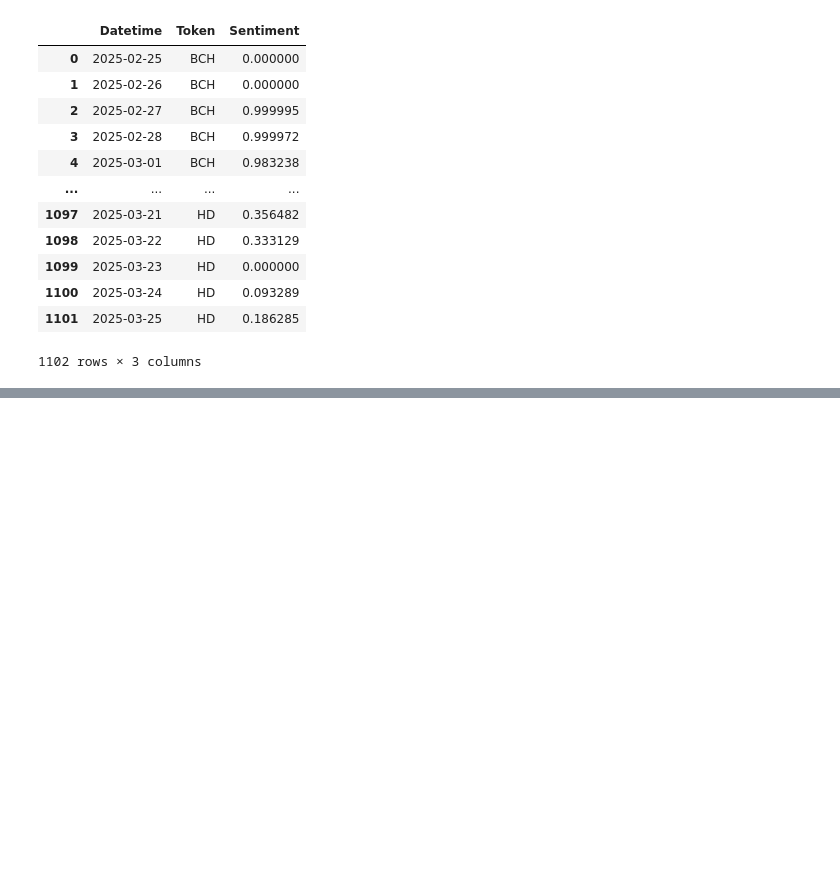
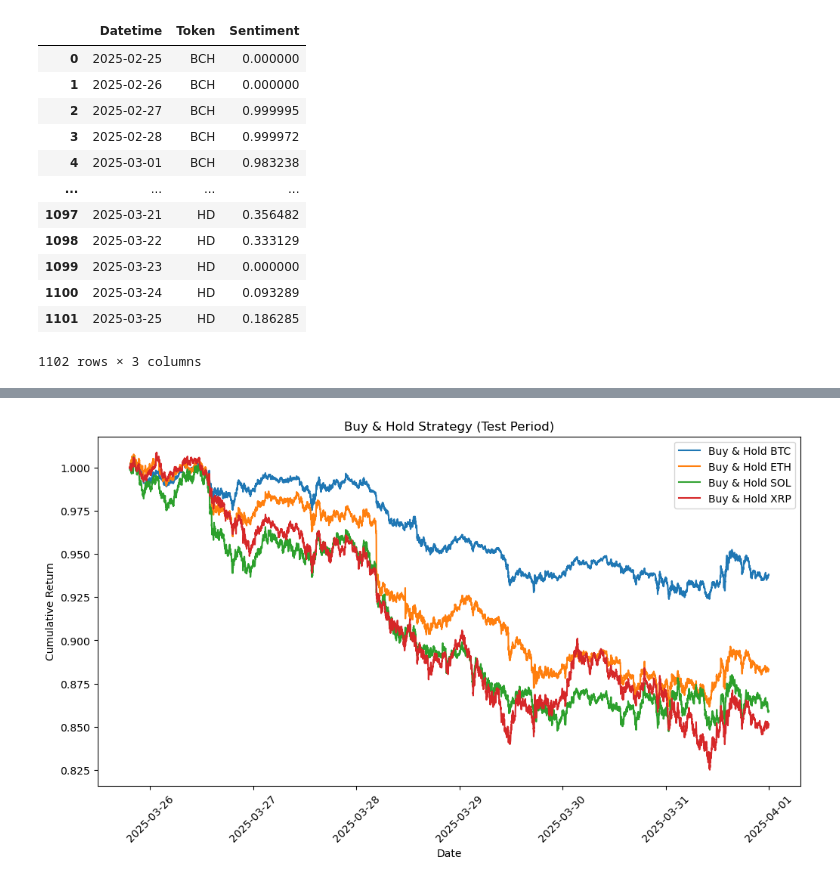
Before and after one commit to onepersonhere/4211-project, a Jupyter notebook: crypto/improved_model.ipynb, the cells around one changed output, grey strips where cells are left out. Saved outputs shown, nothing was run; the diff lists cells and outputs as text; code cells hidden in the pictures; blank space fills up the shorter version.

Commit message:
edit strategy calculations

```diff
--- a/crypto/improved_model.ipynb
+++ b/crypto/improved_model.ipynb
@@ -44,13 +44,17 @@ def load_and_preprocess_data(file_path, sentiment=sentiment):
     df['Datetime'] = df['Date']
     df['Datetime'] = pd.to_datetime(df['Datetime'])
     df.sort_values(['Token', 'Datetime'], inplace=True)
+    dates = list(df['Datetime'].copy()) # Maintain list of minute indices
     # Prepare crypto data date column
     df['Datetime'] = df['Datetime'].dt.normalize()
     df['Datetime'] = df['Datetime'].dt.tz_localize(None)
 
     # Merge daily sentiment into intraday stock data
-    df = pd.merge(df, sentiment, how='left', on=['Datetime', 'Token'])
+    df = df.merge(sentiment, how='left', on=['Datetime', 'Token'])
 
+    # then assign back the original datetime column
+    df['Datetime'] = dates
+    df['Datetime'] = pd.to_datetime(df['Datetime'])
     # Fill any missing sentiment values with neutral (0)
     df['Sentiment'] = df['Sentiment'].fillna(0)
 
@@ -64,8 +68,7 @@ def load_and_preprocess_data(file_path, sentiment=sentiment):
 
 # Prepare sequences for LSTM training
 def prepare_sequences(df, feature_cols, sequence_length=20):
-    #feature_scaler = RobustScaler()
-    #return_scaler = RobustScaler()
+
     feature_scaler = MinMaxScaler(feature_range=(0, 1))
     return_scaler = MinMaxScaler(feature_range=(0, 1))
 
@@ -629,7 +658,7 @@ curr_sentiment = pd.read_csv('../curr_news/aggregated_daily_sentiment.csv')
 
 # Rename and parse dates
 curr_sentiment.rename(columns={'Unnamed: 0': 'Datetime'}, inplace=True)
-curr_sentiment['Datetime'] = pd.to_datetime(sentiment['Datetime'])
+curr_sentiment['Datetime'] = pd.to_datetime(curr_sentiment['Datetime'])
 
 # Reshape to long format: Date | Token | Sentiment
 curr_sentiment = curr_sentiment.melt(id_vars='Datetime', var_name='Token', value_name='Sentiment')
@@ -683,7 +712,7 @@ def load_and_preprocess_data(file_path, sentiment=curr_sentiment):
     feature_cols = [x for x in list(df.columns) if x not in non_features]
     df = df[feature_cols + non_features].dropna()
     df.dropna(inplace=True)
-    df = df[df['Datetime'] <= '2025-03-25']
+
 
     return df, feature_cols
 
@@ -746,7 +775,6 @@ def create_lstm_model(input_shape, layers=1, units_1=50, units_2=50, dropout_rat
     return model
 # Function to train and evaluate the model
 def train_and_evaluate_model_validation(df, feature_cols, validation, Token):
-    validation = validation[validation['Datetime'] <= '2025-03-25']
     df_Token = df[df['Token'] == Token]
     val_Token = validation[validation['Token'] == Token]
     X, y, dates, close_prices, return_scaler = prepare_sequences(df_Token, feature_cols)
@@ -760,7 +788,7 @@ def train_and_evaluate_model_validation(df, feature_cols, validation, Token):
         ReduceLROnPlateau(monitor='val_loss', factor=0.5, patience=3, min_lr=1e-6)
     ]
     if Token == 'BTC':
-        model = create_lstm_model(input_shape, layers=1, units_1=100, units_2=50, dropout_rate=0.2, learning_rate=0.001, optimizer='adam')
+        model = create_lstm_model(input_shape, layers=1, units_1=20, units_2=50, dropout_rate=0.1, learning_rate=0.001, optimizer='adam')
         model.fit(X, y, epochs=50, batch_size=32, validation_data=(X_val, y_val), callbacks=callbacks)
 
     elif Token == 'ETH':
@@ -770,7 +798,7 @@ def train_and_evaluate_model_validation(df, feature_cols, validation, Token):
         model = create_lstm_model(input_shape, layers=1, units_1=100, units_2=50, dropout_rate=0.4, learning_rate=0.001, optimizer='adam')
         model.fit(X, y, epochs=50, batch_size=16, validation_data=(X_val, y_val), callbacks=callbacks)
     elif Token == 'XRP':
-        model = create_lstm_model(input_shape, layers=1, units_1=100, units_2=50, dropout_rate=0.4, learning_rate=0.001, optimizer='adam')
+        model = create_lstm_model(input_shape, layers=1, units_1=20, units_2=50, dropout_rate=0.1, learning_rate=0.001, optimizer='adam')
         model.fit(X, y, epochs=50, batch_size=32, validation_data=(X_val, y_val), callbacks=callbacks)
 
     # Predict and rescale returns
@@ -1065,0 +1159,5 @@ calculate_trade_metrics(all_trades_val_df)
+# %%
+# Plot the Buy & Hold strategy for the test period
+plot_buy_and_hold_test_period(validation)
+# %% [output]
+[figure, added]
```
Also changed, not shown: parts of 22 cells of this notebook, 7 other files.
